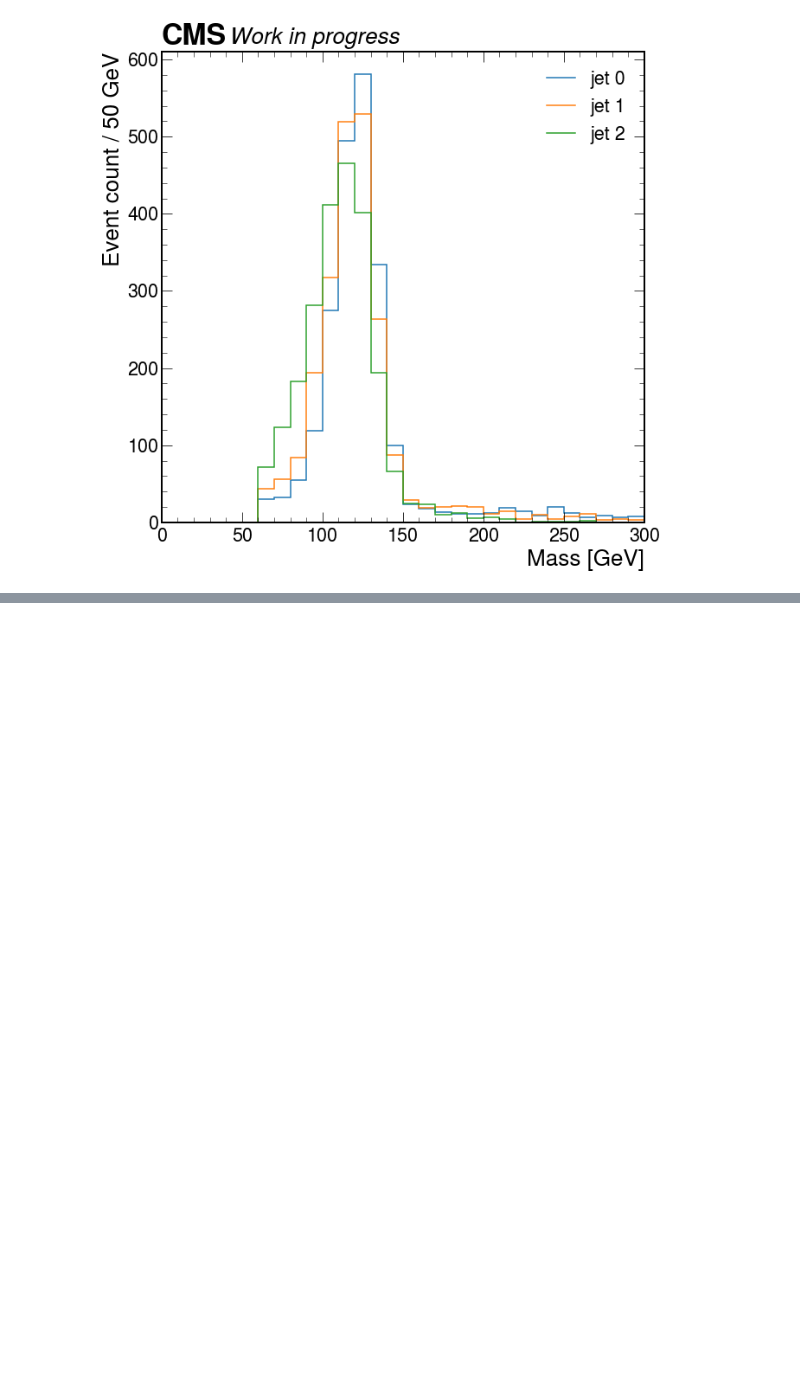
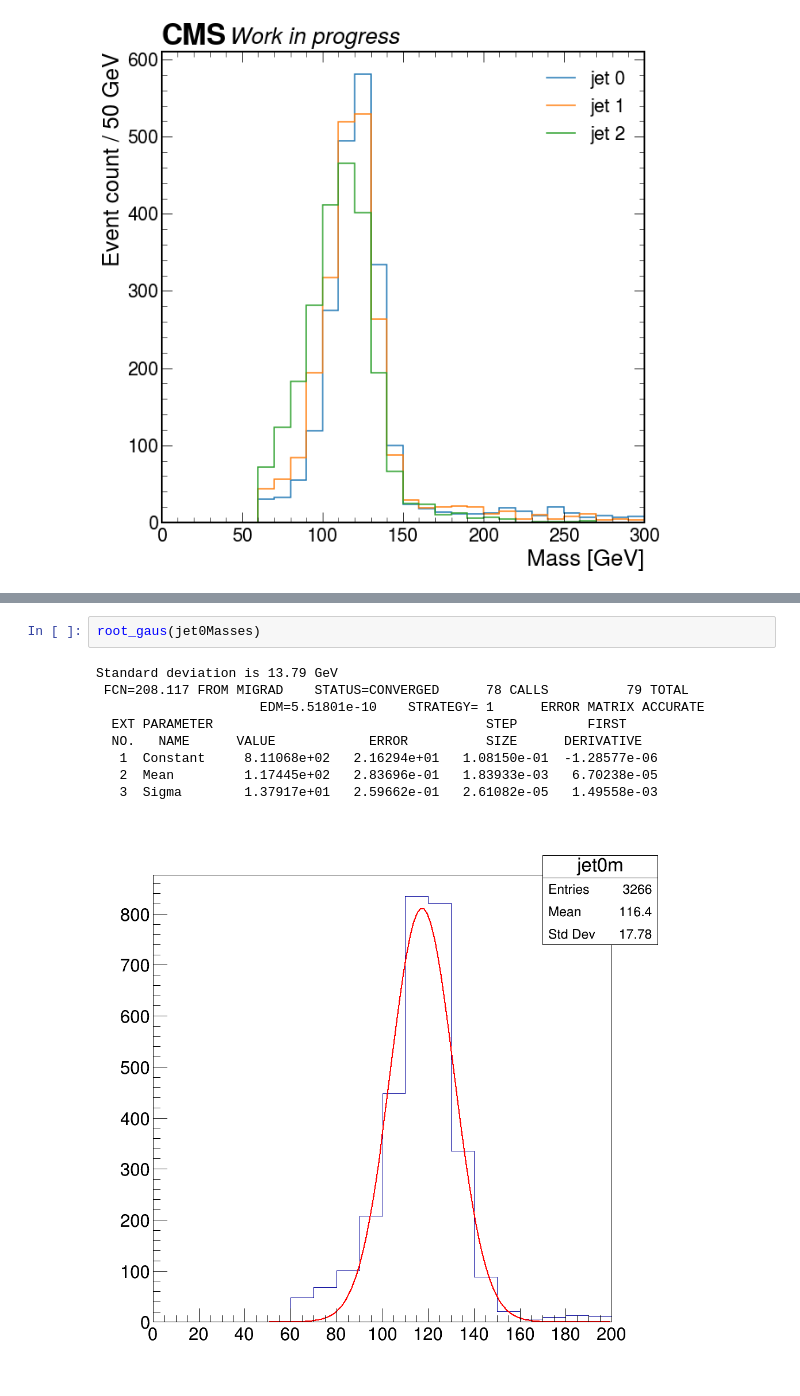
Before and after one commit to mroguljic/H3PO_Autumn, a Jupyter notebook: notebooks/Single_jets.ipynb, the cells around one changed output, grey strips where cells are left out. Cells and saved outputs as stored; diff of their text form; blank space fills up the shorter version.

```diff
--- a/notebooks/Single_jets.ipynb
+++ b/notebooks/Single_jets.ipynb
@@ -100,0 +190,12 @@ Warning in <TCanvas::Constructor>: Deleting canvas with same name: c
+# %%
+root_gaus(jet0Masses)
+# %% [output]
+Standard deviation is 13.79 GeV
+ FCN=208.117 FROM MIGRAD    STATUS=CONVERGED      78 CALLS          79 TOTAL
+                     EDM=5.51801e-10    STRATEGY= 1      ERROR MATRIX ACCURATE
+  EXT PARAMETER                                   STEP         FIRST
+  NO.   NAME      VALUE            ERROR          SIZE      DERIVATIVE
+   1  Constant     8.11068e+02   2.16294e+01   1.08150e-01  -1.28577e-06
+   2  Mean         1.17445e+02   2.83696e-01   1.83933e-03   6.70238e-05
+   3  Sigma        1.37917e+01   2.59662e-01   2.61082e-05   1.49558e-03
+[figure, added]
```
Also changed, not shown: parts of 16 cells of this notebook.
